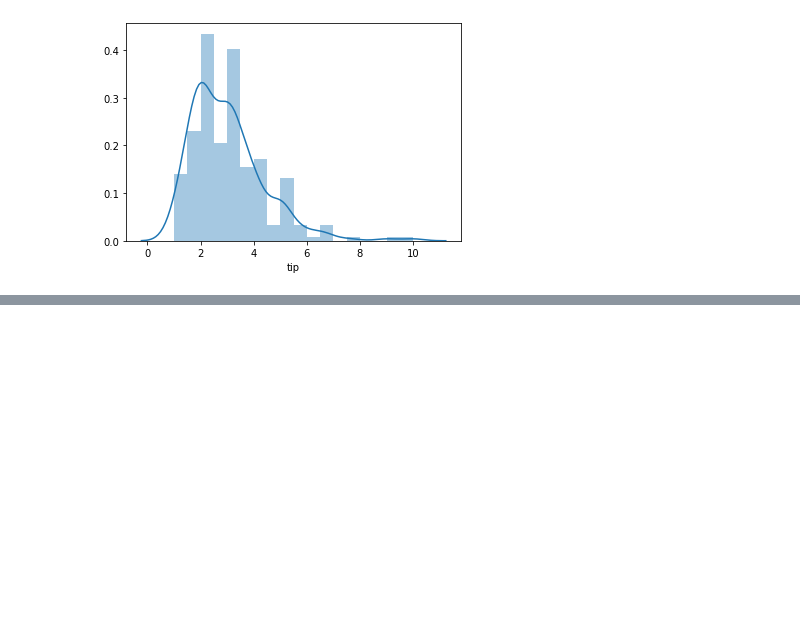
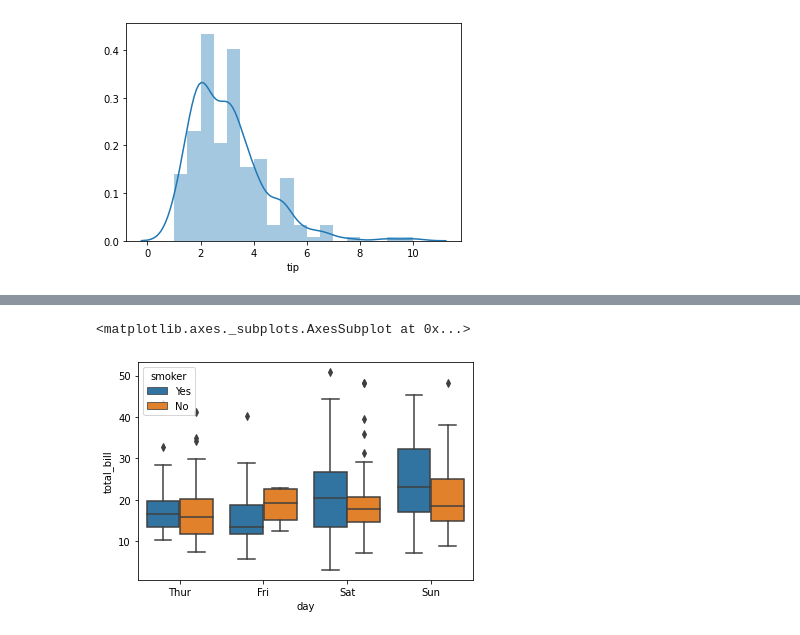
Before and after one commit to Al-Hasib/Visualization, a Jupyter notebook: Seaborn/Seaborn.ipynb, the cells around one changed output, grey strips where cells are left out. Saved outputs shown, nothing was run; the diff lists cells and outputs as text; code cells hidden in the pictures; blank space fills up the shorter version.

```diff
--- a/Seaborn/Seaborn.ipynb
+++ b/Seaborn/Seaborn.ipynb
@@ -48,0 +66,5 @@ sns.distplot(df['tip'])
+# %%
+sns.boxplot(df['day'],df['total_bill'],hue=df['smoker'])
+# %% [output]
+<matplotlib.axes._subplots.AxesSubplot at 0x...>
+[figure, added]
```
Also changed, not shown: parts of 4 cells of this notebook.
